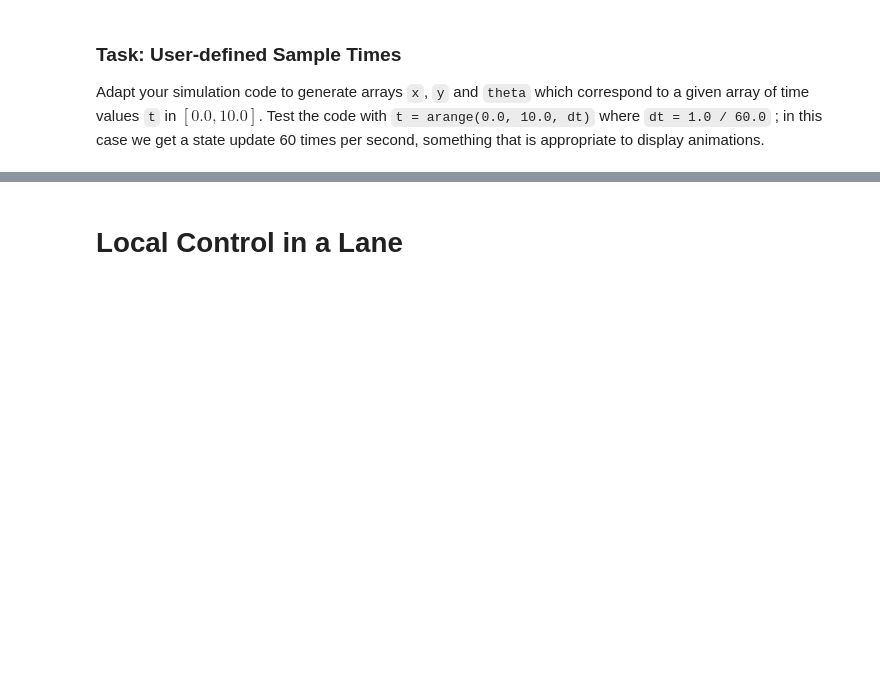
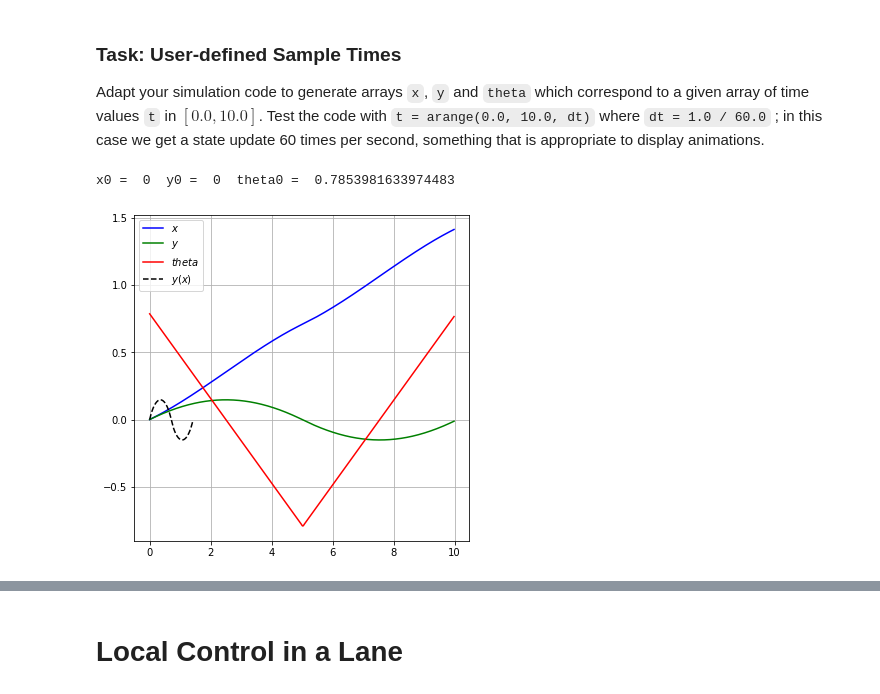
Before and after one commit to asmaesough/Projet-Automatique, a Jupyter notebook: project.ipynb, the cells around one changed output, grey strips where cells are left out. Cells and saved outputs as stored; diff of their text form; code cells hidden in the pictures; blank space fills up the shorter version.

```diff
--- a/project.ipynb
+++ b/project.ipynb
@@ -242,3 +244,38 @@ x0 =  0  y0 =  0  theta0 =  0
 ### Task: User-defined Sample Times
 
 Adapt your simulation code to generate arrays `x`, `y` and `theta` which correspond to a given array of time values `t` in $[0.0, 10.0]$. Test the code with `t = arange(0.0, 10.0, dt)` where `dt = 1.0 / 60.0` ; in this case we get a state update 60 times per second, something that is appropriate to display animations.
+# %%
+def simulate_time_dt(x0=0, y0=0, theta0=pi/4):
+
+  print("x0 = ", x0," y0 = ", y0," theta0 = ", theta0)
+
+  def fun(t,X):
+    omega=[omega_l(t),omega_r(t)]
+    return f(t, X, omega)
+
+  #Set an intervale of 10 seconds
+  t_span = [0.0, 10.0]
+
+  #Initial values
+  X0 = [x0, y0, theta0]
+  result = solve_ivp(fun=fun, t_span=t_span, y0=X0, dense_output=True, max_step=0.1)
+
+  deltat=1.0 / 60.0
+
+  Int = arange(0.0, 10.0, deltat)
+
+  x, y, theta = result['sol'](Int)
+
+  figure()
+  plot(Int,x,"b", label='$x$')
+  plot(Int,y,"g", label='$y$')
+  plot(Int,theta,"r", label='$theta$')
+  plot(x, y, 'k--', label='$y(x)$')
+  legend()
+  grid(True)
+
+
+simulate_time_dt()
+# %% [output]
+x0 =  0  y0 =  0  theta0 =  0.7853981633974483
+[figure, added]
```
Also changed, not shown: parts of 8 cells of this notebook.
